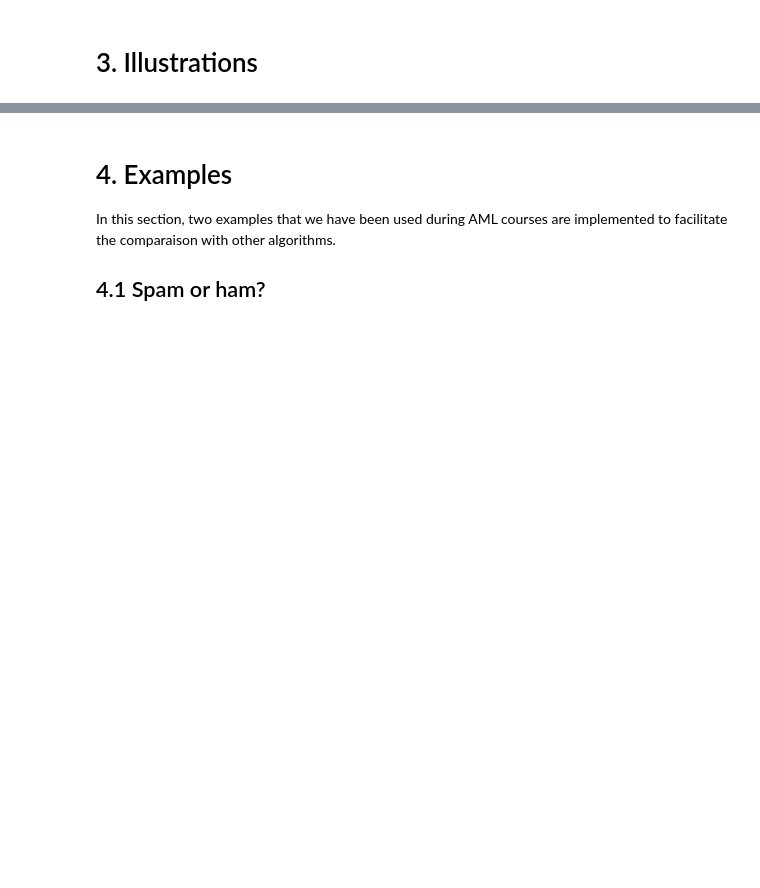
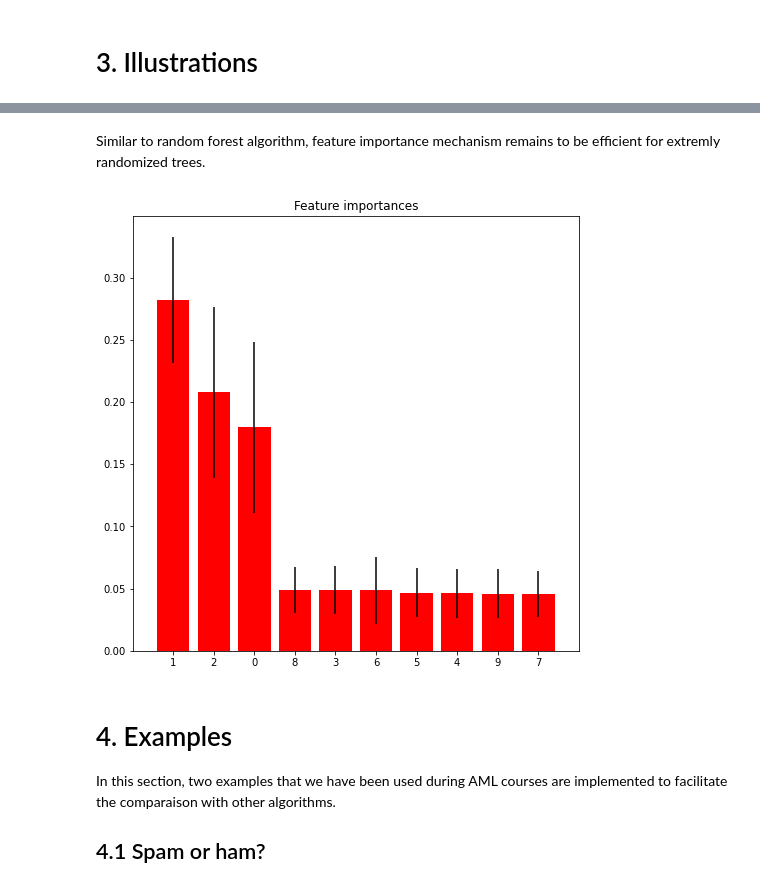
Before and after one commit to Ziqing-WU/ERT-Notebook, a Jupyter notebook: ExtraTrees.ipynb, the cells around one changed output, grey strips where cells are left out. Saved outputs shown, nothing was run; the diff lists cells and outputs as text; code cells hidden in the pictures; blank space fills up the shorter version.

Commit message:
add illustrative examples

```diff
--- a/ExtraTrees.ipynb
+++ b/ExtraTrees.ipynb
@@ -151,3 +232,29 @@ from sklearn.metrics import confusion_matrix
+# %% [markdown]
+Similar to random forest algorithm, feature importance mechanism remains to be efficient for extremly randomized trees.
+# %%
+# A more demonstrative example
+# Build a classification task using 10 features but only 3 informative ones.
+X, y = datasets.make_classification(n_samples=1000,
+                                    n_features=10,
+                                    n_informative=3,
+                                    n_redundant=0,
+                                    n_repeated=0,
+                                    n_classes=2,
+                                    random_state=0,
+                                    shuffle=False)
+et = ExtraTreesClassifier(n_estimators=101, criterion='entropy')
+et.fit(X,y)
+importances = et.feature_importances_
+std = np.std([tree.feature_importances_ for tree in rf.estimators_], axis=0)
+indices = np.argsort(importances)[::-1]
+plt.figure(figsize=(8,8))
+plt.title("Feature importances")
+plt.bar(range(X.shape[1]), importances[indices], color="r", yerr=std[indices], align="center")
+plt.xticks(range(X.shape[1]), indices)
+plt.xlim([-1, X.shape[1]])
+plt.show()
+# %% [output]
+[figure, added]
 # %% [markdown]
 # <a id="sec4"></a> 4. Examples
 
```
Also changed, not shown: parts of 6 cells of this notebook.
